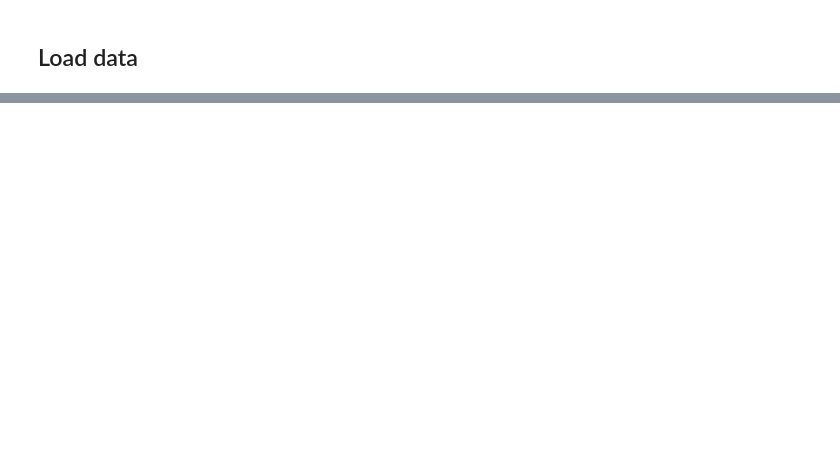
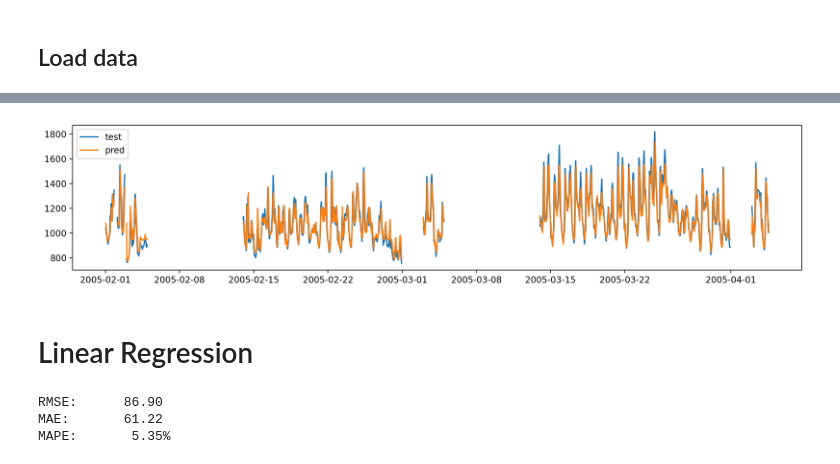
Before and after one commit to WeinbergMalte/timeseries-forecasting-workshop, a Jupyter notebook: notebooks/04-air-pollutants-forecasting.ipynb, the cells around one changed output, grey strips where cells are left out. Saved outputs shown, nothing was run; the diff lists cells and outputs as text; code cells hidden in the pictures; blank space fills up the shorter version.

```diff
--- a/notebooks/04-air-pollutants-forecasting.ipynb
+++ b/notebooks/04-air-pollutants-forecasting.ipynb
@@ -36,0 +122,50 @@ df_in.head()
+# %%
+y_pred_plt = test_range.merge(
+    pd.Series(y_pred, index=y_test.index, name="pred"),
+    left_index=True,
+    right_index=True,
+    how="left",
+)
+
+_, ax = plt.subplots(figsize=(15, 3))
+_ = ax.plot(y_test_plt, label="test")
+_ = ax.plot(y_pred_plt, label="pred")
+_ = plt.legend(loc="upper left")
+# %% [output]
+[figure, added]
+# %% [markdown]
+# Linear Regression
+# %%
+LINEAR_FEATURES = [
+    "is_weekend",
+    "co_sensor_lag_1",
+    "co_sensor_lag_2",
+    "co_sensor_lag_3",
+    "co_sensor_lag_24",
+    "humidity_lag_1",
+    "humidity_lag_2",
+    "humidity_lag_3",
+    "humidity_lag_24",
+    "co_sensor_win_mean",
+    "co_sensor_win_min",
+    "co_sensor_win_max",
+    "co_sensor_win_std",
+    "humidity_win_mean",
+    "humidity_win_min",
+    "humidity_win_max",
+    "humidity_win_std",
+    "month_sin",
+    "month_cos",
+    "hour_sin",
+    "hour_cos",
+]
+
+linear_model = Lasso(alpha=100, random_state=0)
+linear_model.fit(X_train[LINEAR_FEATURES], y_train)
+
+y_pred = linear_model.predict(X_test[LINEAR_FEATURES])
+print_metrics(y_test, y_pred)
+# %% [output]
+RMSE:      86.90
+MAE:       61.22
+MAPE:       5.35%
```
Also changed, not shown: parts of 9 cells of this notebook, 4 other files.
